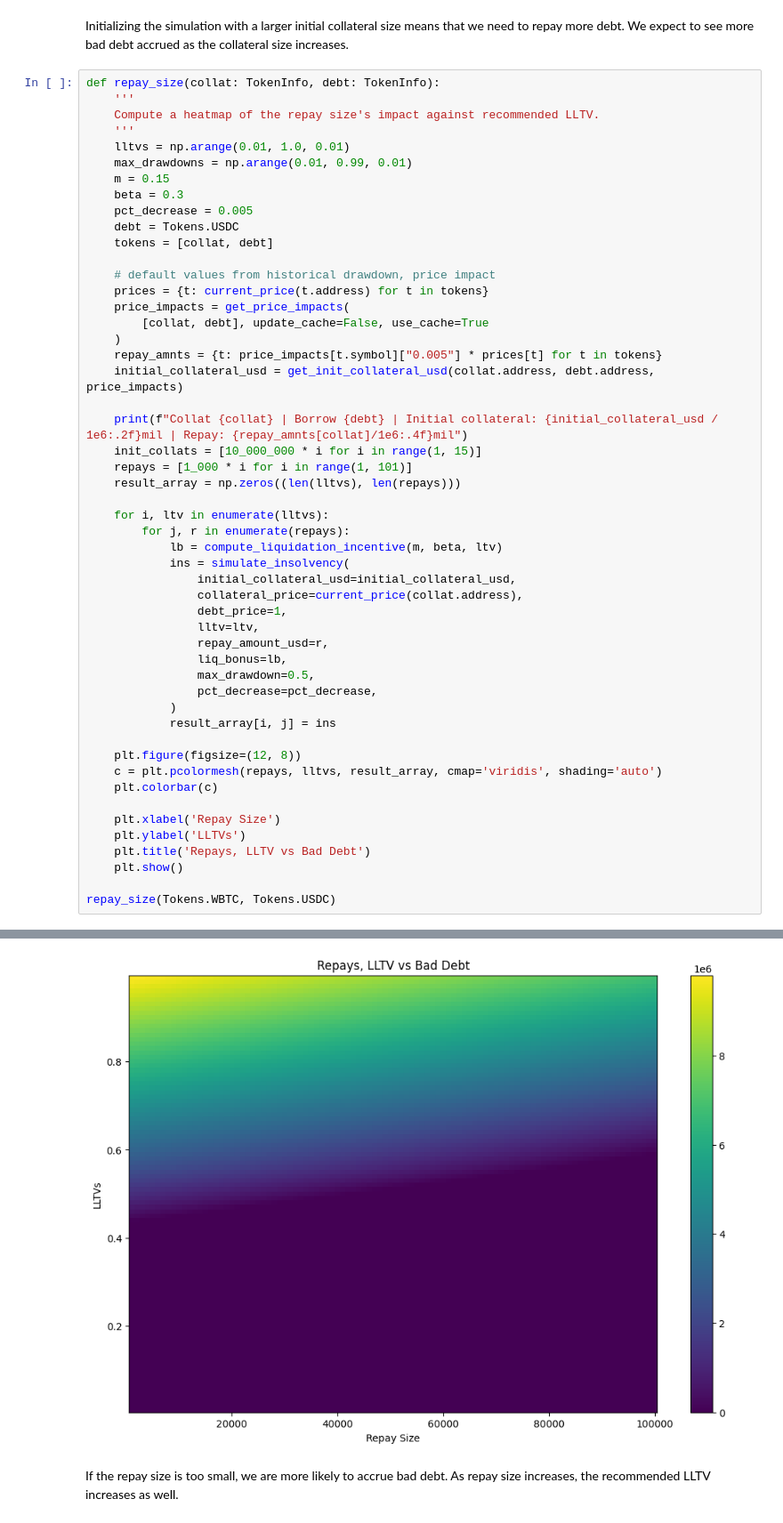
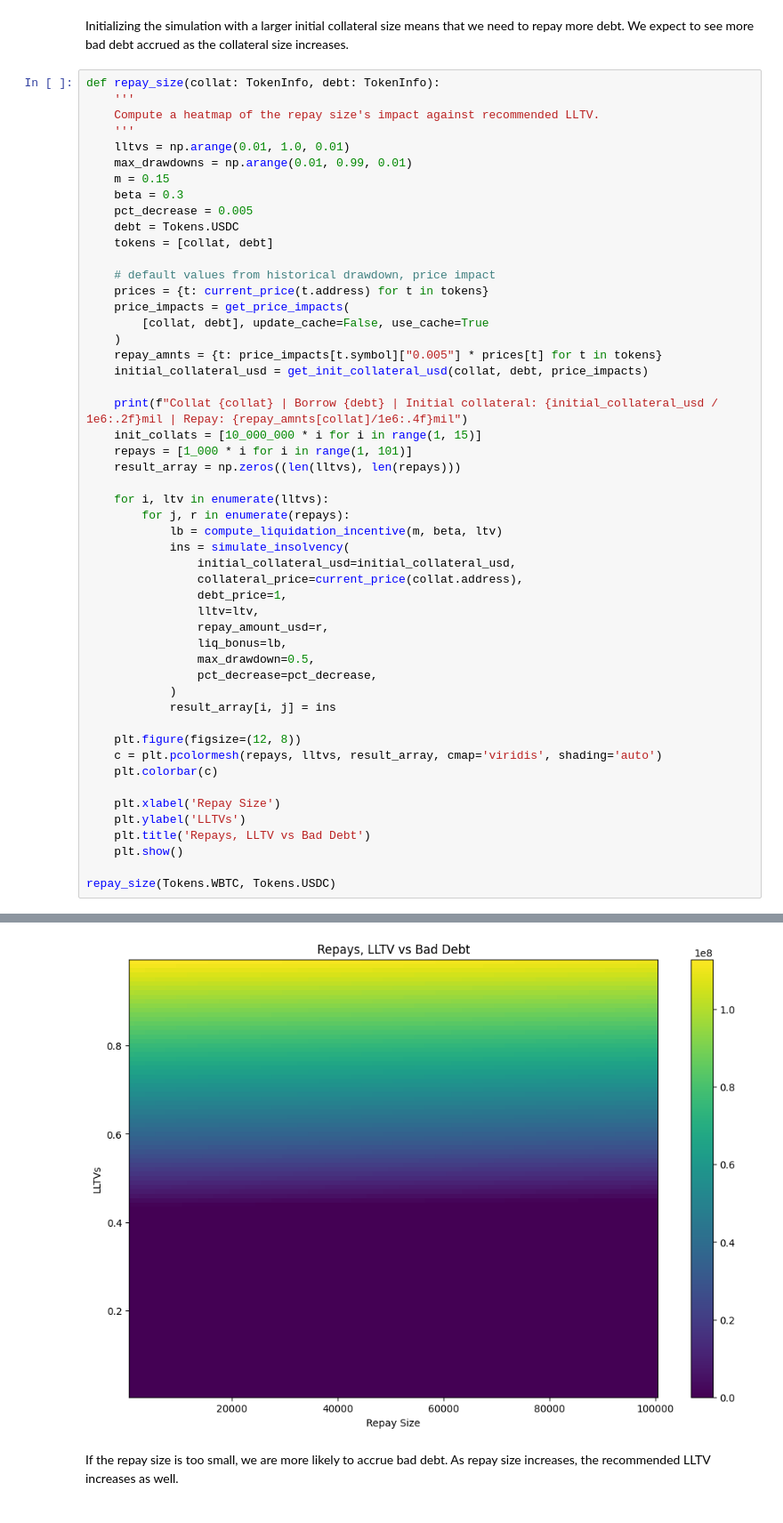
Before and after one commit to morpho-org/morpho-blue-lltv-recommendation, a Jupyter notebook: demo.ipynb, the cells around one changed output, grey strips where cells are left out. Shown: that part at 89% size. Cells and saved outputs as stored; diff of their text form.

```diff
--- a/demo.ipynb
+++ b/demo.ipynb
@@ -153,7 +152,7 @@ def repay_size(collat: TokenInfo, debt: TokenInfo):
         [collat, debt], update_cache=False, use_cache=True
     )
     repay_amnts = {t: price_impacts[t.symbol]["0.005"] * prices[t] for t in tokens}
-    initial_collateral_usd = get_init_collateral_usd(collat.address, debt.address, price_impacts)
+    initial_collateral_usd = get_init_collateral_usd(collat, debt, price_impacts)
 
     print(f"Collat {collat} | Borrow {debt} | Initial collateral: {initial_collateral_usd / 1e6:.2f}mil | Repay: {repay_amnts[collat]/1e6:.4f}mil")
     init_collats = [10_000_000 * i for i in range(1, 15)]
@@ -190,4 +189,4 @@ Collat Tokens.WBTC | Borrow Tokens.USDC | Initial collateral: 20.00mil | Repay:
-[figure, old version]
+[figure, new version]
 # %% [markdown]
 If the repay size is too small, we are more likely to accrue bad debt. As repay size increases, the recommended LLTV increases as well.
 # %%
```
Also changed, not shown: parts of 5 cells of this notebook, 1 other file.
